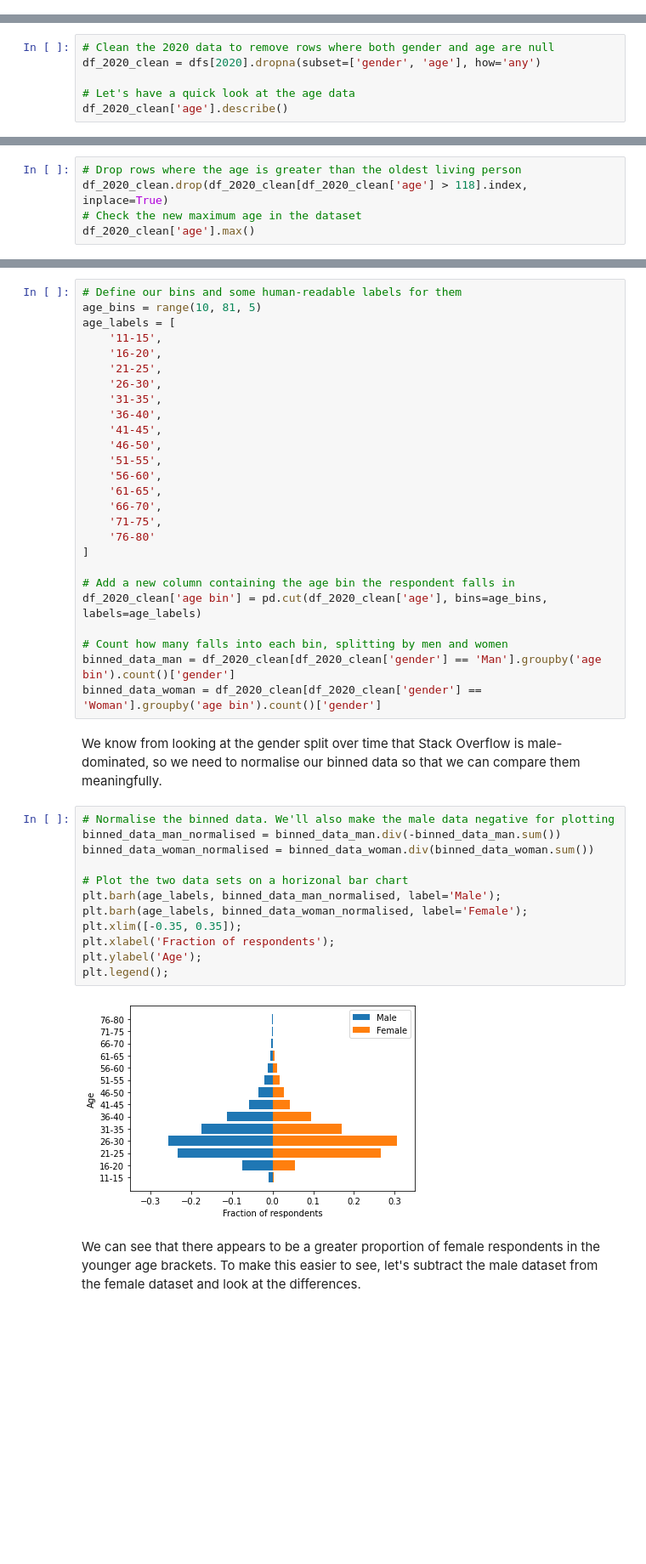
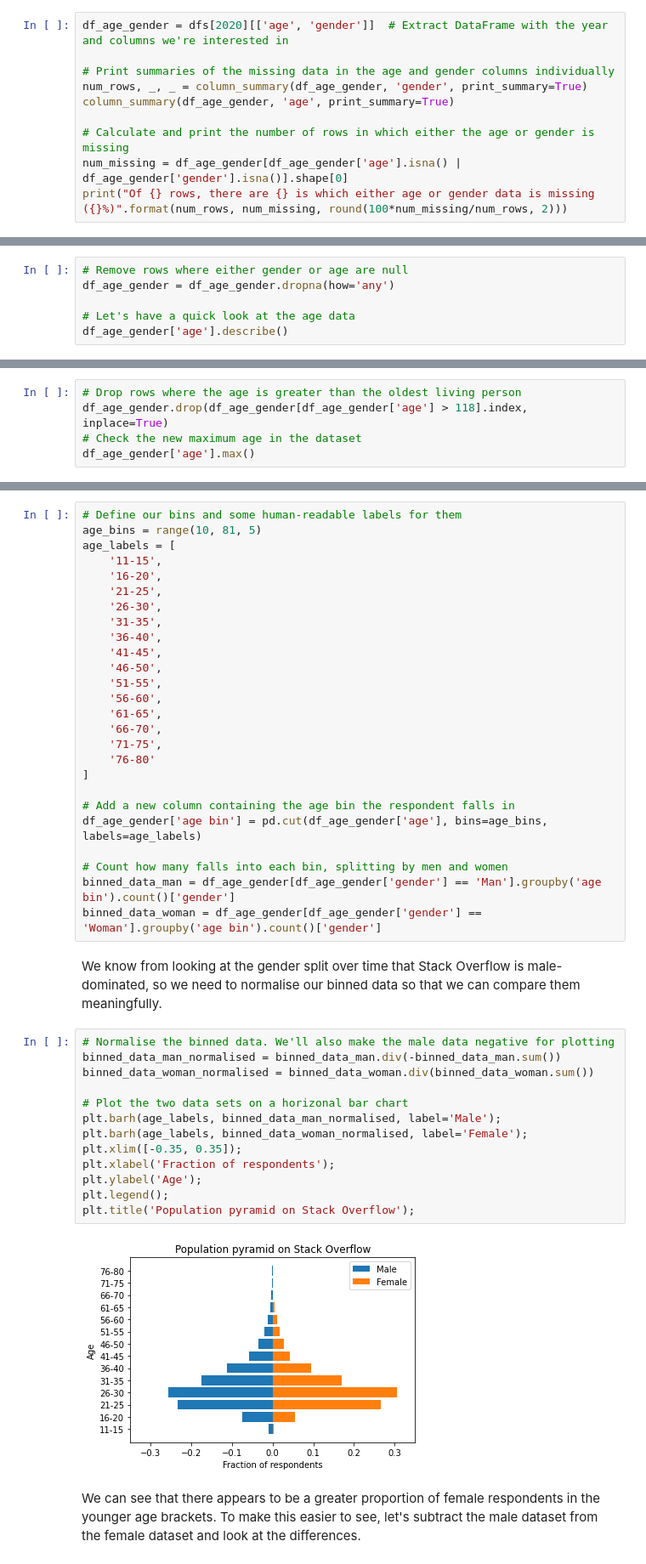
Before and after one commit to guyhth/udacity-data-scientist-nanodegree, a Jupyter notebook: Project 1/Project 1 - Write a Data Science Blog Post.ipynb, the cells around one changed output, grey strips where cells are left out. Shown: that part at 85% size. Cells and saved outputs as stored; diff of their text form; blank space fills up the shorter version.

```diff
--- a/Project 1/Project 1 - Write a Data Science Blog Post.ipynb
+++ b/Project 1/Project 1 - Write a Data Science Blog Post.ipynb
@@ -211,0 +272,10 @@ Let's start by dropping rows in which both the gender and age responses are null
+# %%
+df_age_gender = dfs[2020][['age', 'gender']]  # Extract DataFrame with the year and columns we're interested in
+
+# Print summaries of the missing data in the age and gender columns individually
+num_rows, _, _ = column_summary(df_age_gender, 'gender', print_summary=True)
+column_summary(df_age_gender, 'age', print_summary=True)
+
+# Calculate and print the number of rows in which either the age or gender is missing
+num_missing = df_age_gender[df_age_gender['age'].isna() | df_age_gender['gender'].isna()].shape[0]
+print("Of {} rows, there are {} is which either age or gender data is missing ({}%)".format(num_rows, num_missing, round(100*num_missing/num_rows, 2)))
@@ -212,9 +290,9 @@ Let's start by dropping rows in which both the gender and age responses are null
 # %%
-# Clean the 2020 data to remove rows where both gender and age are null
-df_2020_clean = dfs[2020].dropna(subset=['gender', 'age'], how='any')
+# Remove rows where either gender or age are null
+df_age_gender = df_age_gender.dropna(how='any')
 
 # Let's have a quick look at the age data
-df_2020_clean['age'].describe()
+df_age_gender['age'].describe()
 # %% [output]
 count    44836.000000
 mean        30.821382
@@ -229,9 +307,9 @@ Name: age, dtype: float64
 Wow, a there's 279 year-old Stack Overflow user! But it's more likely that they've made a mistake (or lied). The oldest living person in the world (at the time of writing) is [118 years-old](https://en.wikipedia.org/wiki/List_of_the_verified_oldest_people), so let's remove any rows claiming to be older than that.
 # %%
 # Drop rows where the age is greater than the oldest living person
-df_2020_clean.drop(df_2020_clean[df_2020_clean['age'] > 118].index, inplace=True)
+df_age_gender.drop(df_age_gender[df_age_gender['age'] > 118].index, inplace=True)
 # Check the new maximum age in the dataset
-df_2020_clean['age'].max()
+df_age_gender['age'].max()
 # %% [output]
 99.0
 # %% [markdown]
@@ -265,27 +343,28 @@ age_labels = [
 ]
 
 # Add a new column containing the age bin the respondent falls in
-df_2020_clean['age bin'] = pd.cut(df_2020_clean['age'], bins=age_bins, labels=age_labels)
+df_age_gender['age bin'] = pd.cut(df_age_gender['age'], bins=age_bins, labels=age_labels)
 
 # Count how many falls into each bin, splitting by men and women
-binned_data_man = df_2020_clean[df_2020_clean['gender'] == 'Man'].groupby('age bin').count()['gender']
-binned_data_woman = df_2020_clean[df_2020_clean['gender'] == 'Woman'].groupby('age bin').count()['gender']
+binned_data_man = df_age_gender[df_age_gender['gender'] == 'Man'].groupby('age bin').count()['gender']
+binned_data_woman = df_age_gender[df_age_gender['gender'] == 'Woman'].groupby('age bin').count()['gender']
 # %% [markdown]
 We know from looking at the gender split over time that Stack Overflow is male-dominated, so we need to normalise our binned data so that we can compare them meaningfully.
 # %%
 # Normalise the binned data. We'll also make the male data negative for plotting
 binned_data_man_normalised = binned_data_man.div(-binned_data_man.sum())
 binned_data_woman_normalised = binned_data_woman.div(binned_data_woman.sum())
 
 # Plot the two data sets on a horizonal bar chart
 plt.barh(age_labels, binned_data_man_normalised, label='Male');
 plt.barh(age_labels, binned_data_woman_normalised, label='Female');
 plt.xlim([-0.35, 0.35]);
 plt.xlabel('Fraction of respondents');
 plt.ylabel('Age');
 plt.legend();
+plt.title('Population pyramid on Stack Overflow');
 # %% [output]
-[figure, old version]
+[figure, new version]
 # %% [markdown]
 We can see that there appears to be a greater proportion of female respondents in the younger age brackets. To make this easier to see, let's subtract the male dataset from the female dataset and look at the differences.
 # %%
```
Also changed, not shown: parts of 19 cells of this notebook.
